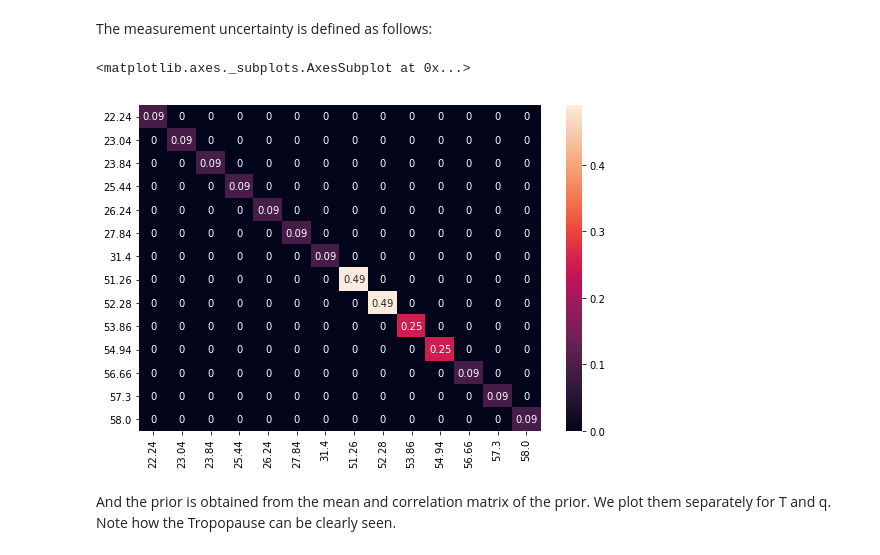
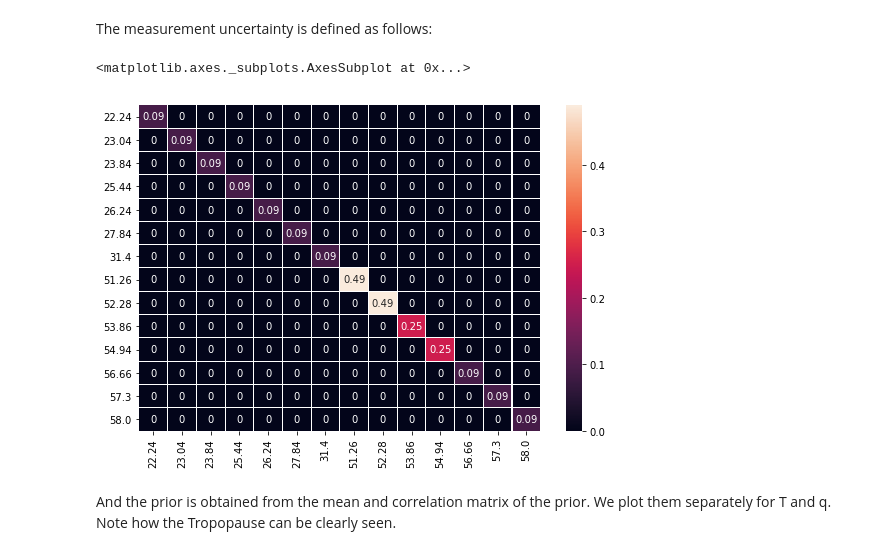
Before and after one commit to maahn/pyOptimalEstimation_examples, a Jupyter notebook: MWR_retrieval.ipynb, the cells around one changed output. Cells and saved outputs as stored; diff of their text form; code cells hidden in the pictures.

```diff
--- a/MWR_retrieval.ipynb
+++ b/MWR_retrieval.ipynb
@@ -48,6 +48,8 @@ Coordinates:
 # %% [markdown]
 We use the standard frequencies of an HATPRO microwave radiometer
 # %%
-frequencies = [22.24 , 23.04, 23.84, 25.44, 26.24, 27.84, 31.4 , 51.26, 52.28, 53.86,
-       54.94, 56.66, 57.3 , 58. ]
+frequencies = [
+    22.24, 23.04, 23.84, 25.44, 26.24, 27.84, 31.4, 51.26, 52.28, 53.86, 54.94,
+    56.66, 57.3, 58.
+]
 # %% [markdown]
@@ -132,17 +136,19 @@ dtype: float64
 # %% [markdown]
 The measurement uncertainty is defined as follows:
 # %%
-y_noise = pn.Series([0.3, 0.3, 0.3, 0.3, 0.3, 0.3, 0.3, 0.7, 0.7, 0.5, 0.5, 0.3, 0.3, 0.3],index=y_vars)
+y_noise = pn.Series(
+    [0.3, 0.3, 0.3, 0.3, 0.3, 0.3, 0.3, 0.7, 0.7, 0.5, 0.5, 0.3, 0.3, 0.3],
+    index=y_vars)
 y_cor = pn.DataFrame(
-            np.diag(y_noise.values**2),
-            index=y_vars,
-            columns=y_vars,
-        )
+    np.diag(y_noise.values**2),
+    index=y_vars,
+    columns=y_vars,
+)
 f, ax = plt.subplots(figsize=(9, 6))
-sns.heatmap(y_cor, annot=True, fmt = 'g', ax=ax)
+sns.heatmap(y_cor, annot=True, fmt='g', ax=ax, linewidths=.05)
 # %% [output]
 <matplotlib.axes._subplots.AxesSubplot at 0x...>
-[figure, old version]
+[figure, new version]
 # %% [markdown]
 And the prior is obtained from the mean and correlation matrix of the prior. We plot them separately for T and q. Note how the Tropopause can be clearly seen.
 # %%
```
Also changed, not shown: parts of 25 cells of this notebook, 1 other file.
